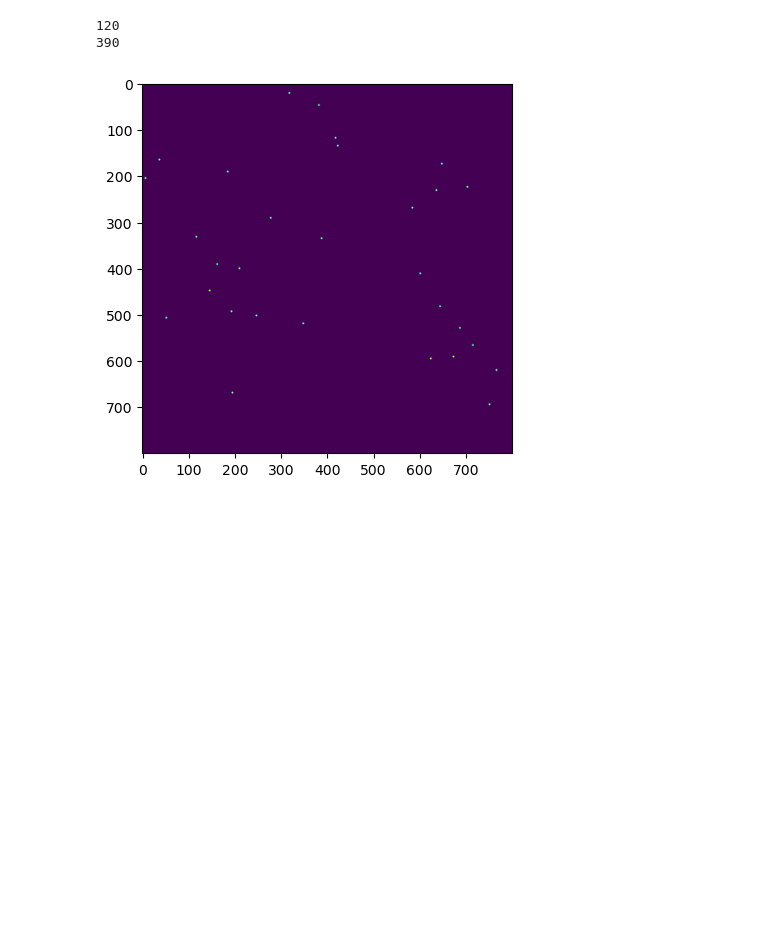
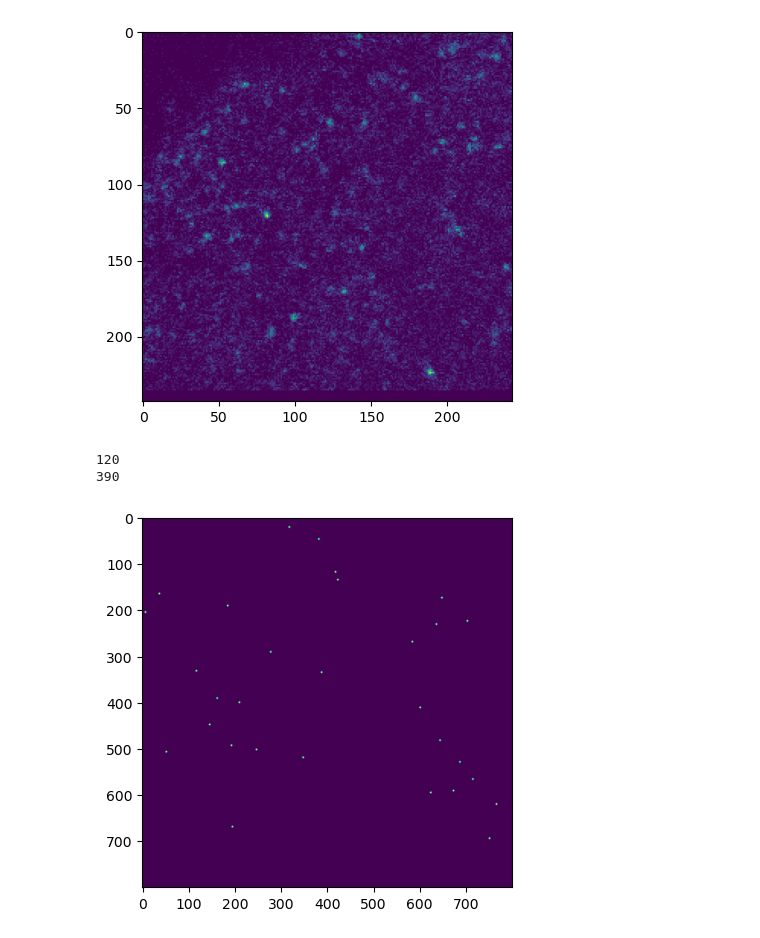
Before and after one commit to jonatanalvelid/etMINFLUX, a Jupyter notebook: test_imspector_con.ipynb, the cells around one changed output. Cells and saved outputs as stored; diff of their text form; code cells hidden in the pictures; blank space fills up the shorter version.

```diff
--- a/test_imspector_con.ipynb
+++ b/test_imspector_con.ipynb
@@ -9,0 +48,6 @@ a = specpy.get_application()
+# %%
+data = meas.stack(0).data()
+plt.imshow(data[0][0])
+meas.update()
+# %% [output]
+[figure, added]
```
Also changed, not shown: parts of 7 cells of this notebook, 3 other files.
